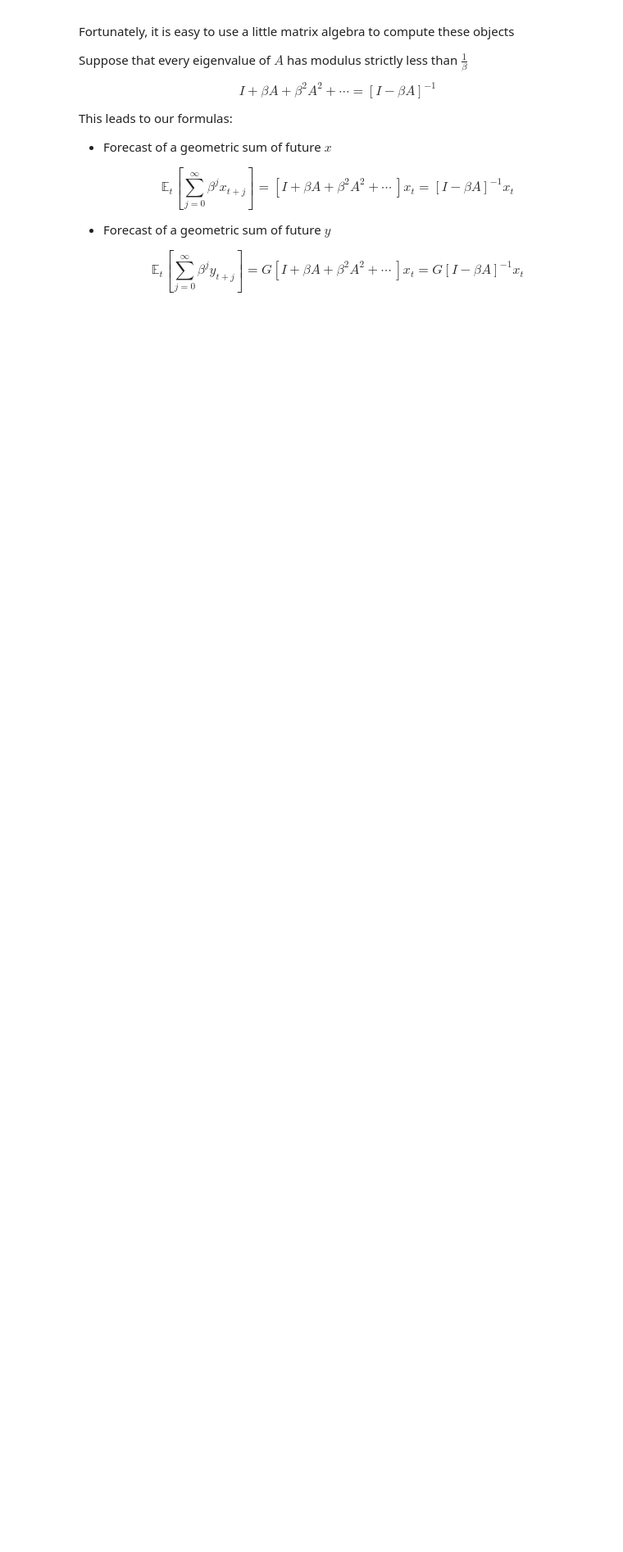
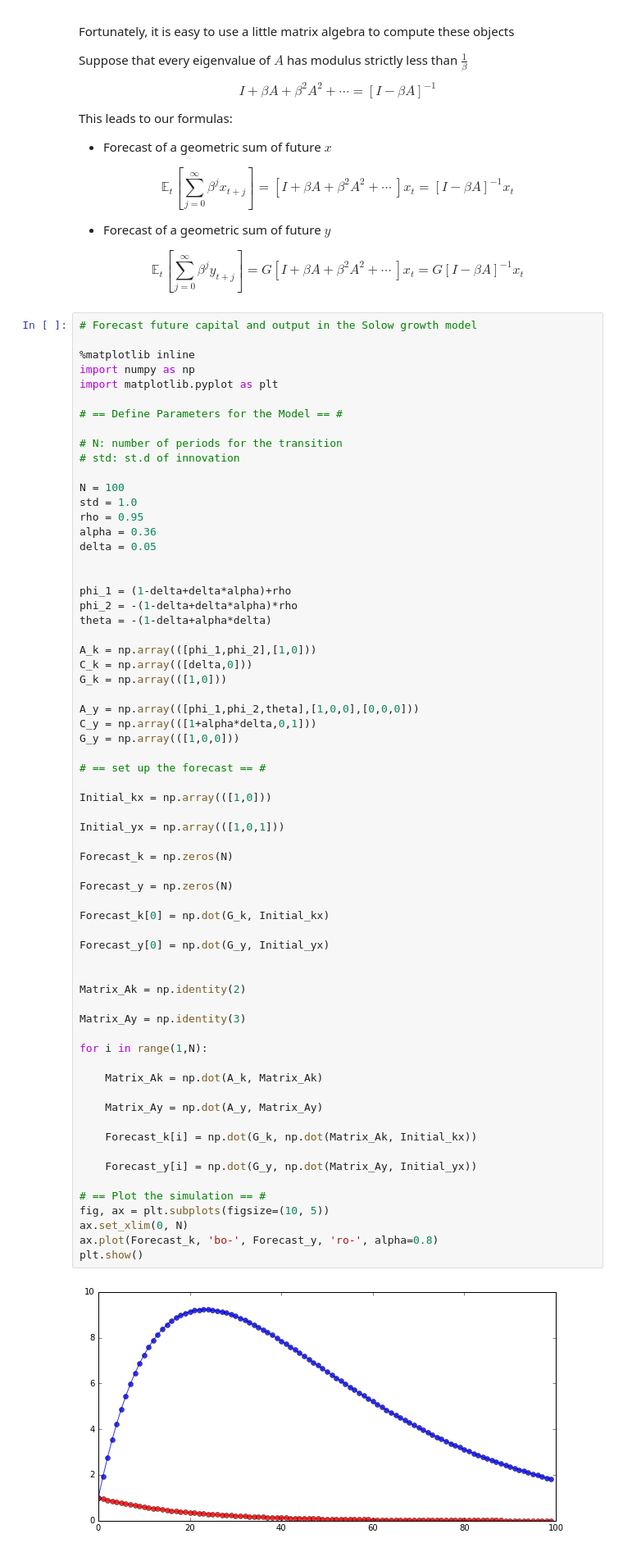
Before and after one commit to mmcky/nyu-econ-370, a Jupyter notebook: notebooks/Linear_state_space-version2.ipynb, the cells around one changed output. Shown at 82% size. Saved outputs shown, nothing was run; the diff lists cells and outputs as text; blank space fills up the shorter version.

```diff
--- a/notebooks/Linear_state_space-version2.ipynb
+++ b/notebooks/Linear_state_space-version2.ipynb
@@ -1323,3 +1323,70 @@ $$
     = G [I + \beta A + \beta^2 A^2 + \cdots \ ] x_t
     = G[I - \beta A]^{-1} x_t
 $$
+# %%
+# Forecast future capital and output in the Solow growth model
+
+%matplotlib inline
+import numpy as np
+import matplotlib.pyplot as plt
+
+# == Define Parameters for the Model == #
+
+# N: number of periods for the transition
+# std: st.d of innovation
+
+N = 100
+std = 1.0
+rho = 0.95
+alpha = 0.36
+delta = 0.05
+
+
+phi_1 = (1-delta+delta*alpha)+rho
+phi_2 = -(1-delta+delta*alpha)*rho
+theta = -(1-delta+alpha*delta)
+
+A_k = np.array(([phi_1,phi_2],[1,0]))
+C_k = np.array(([delta,0]))
+G_k = np.array(([1,0]))
+
+A_y = np.array(([phi_1,phi_2,theta],[1,0,0],[0,0,0]))
+C_y = np.array(([1+alpha*delta,0,1]))
+G_y = np.array(([1,0,0]))
+
+# == set up the forecast == #
+
+Initial_kx = np.array(([1,0]))
+
+Initial_yx = np.array(([1,0,1]))
+
+Forecast_k = np.zeros(N)
+
+Forecast_y = np.zeros(N)
+
+Forecast_k[0] = np.dot(G_k, Initial_kx)
+
+Forecast_y[0] = np.dot(G_y, Initial_yx)
+
+
+Matrix_Ak = np.identity(2)
+
+Matrix_Ay = np.identity(3)
+
+for i in range(1,N):
+
+    Matrix_Ak = np.dot(A_k, Matrix_Ak)
+
+    Matrix_Ay = np.dot(A_y, Matrix_Ay)
+
+    Forecast_k[i] = np.dot(G_k, np.dot(Matrix_Ak, Initial_kx))
+
+    Forecast_y[i] = np.dot(G_y, np.dot(Matrix_Ay, Initial_yx))
+
+# == Plot the simulation == #
+fig, ax = plt.subplots(figsize=(10, 5))
+ax.set_xlim(0, N)
+ax.plot(Forecast_k, 'bo-', Forecast_y, 'ro-', alpha=0.8)
+plt.show()
+# %% [output]
+[figure, added]
```
Also changed, not shown: parts of 3 cells of this notebook.
